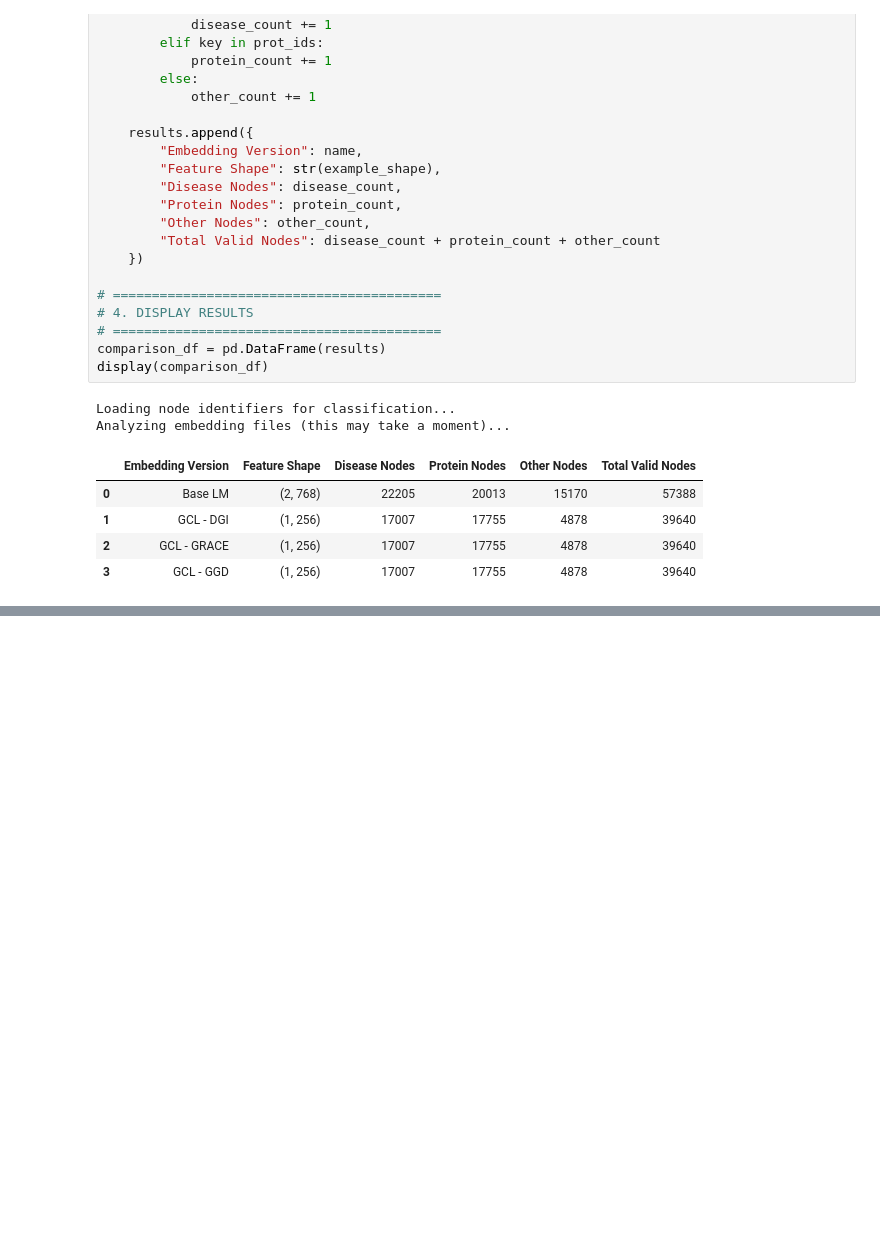
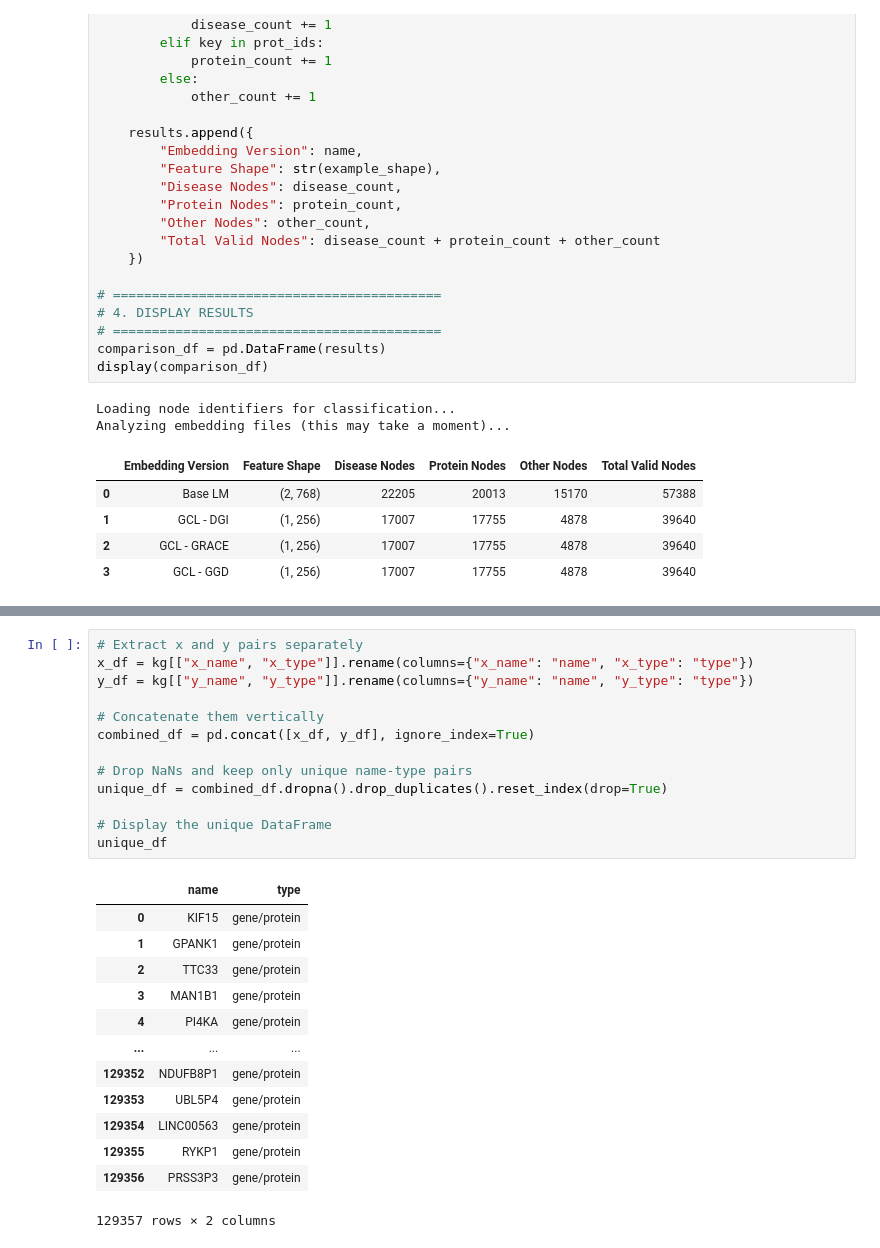
Before and after one commit to wittmajerd/Disease-Gene-Prioritization-Project, a Jupyter notebook: primekg_features.ipynb, the cells around one changed output, grey strips where cells are left out. Drawn from its saved outputs; the diff is of its cells as text; blank space fills up the shorter version.

```diff
--- a/primekg_features.ipynb
+++ b/primekg_features.ipynb
@@ -557,0 +266,27 @@ Analyzing embedding files (this may take a moment)...
+# %%
+# Extract x and y pairs separately
+x_df = kg[["x_name", "x_type"]].rename(columns={"x_name": "name", "x_type": "type"})
+y_df = kg[["y_name", "y_type"]].rename(columns={"y_name": "name", "y_type": "type"})
+
+# Concatenate them vertically
+combined_df = pd.concat([x_df, y_df], ignore_index=True)
+
+# Drop NaNs and keep only unique name-type pairs
+unique_df = combined_df.dropna().drop_duplicates().reset_index(drop=True)
+
+# Display the unique DataFrame
+unique_df
+# %% [output]
+|  | name | type |
+| 0 | KIF15 | gene/protein |
+| 1 | GPANK1 | gene/protein |
+| 2 | TTC33 | gene/protein |
+| 3 | MAN1B1 | gene/protein |
+| 4 | PI4KA | gene/protein |
+| ... | ... | ... |
+| 129352 | NDUFB8P1 | gene/protein |
+| 129353 | UBL5P4 | gene/protein |
+| 129354 | LINC00563 | gene/protein |
+| 129355 | RYKP1 | gene/protein |
+| 129356 | PRSS3P3 | gene/protein |
+129357 rows × 2 columns
```
Also changed, not shown: parts of 16 cells of this notebook, 6 other files.
